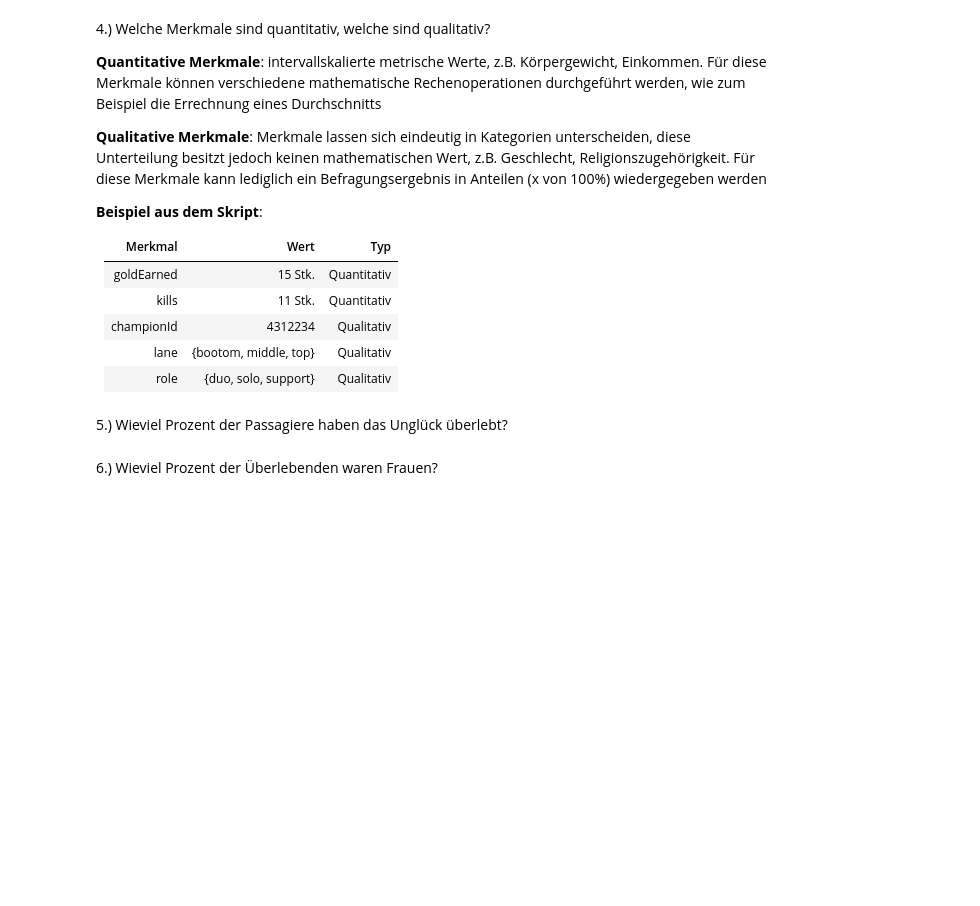
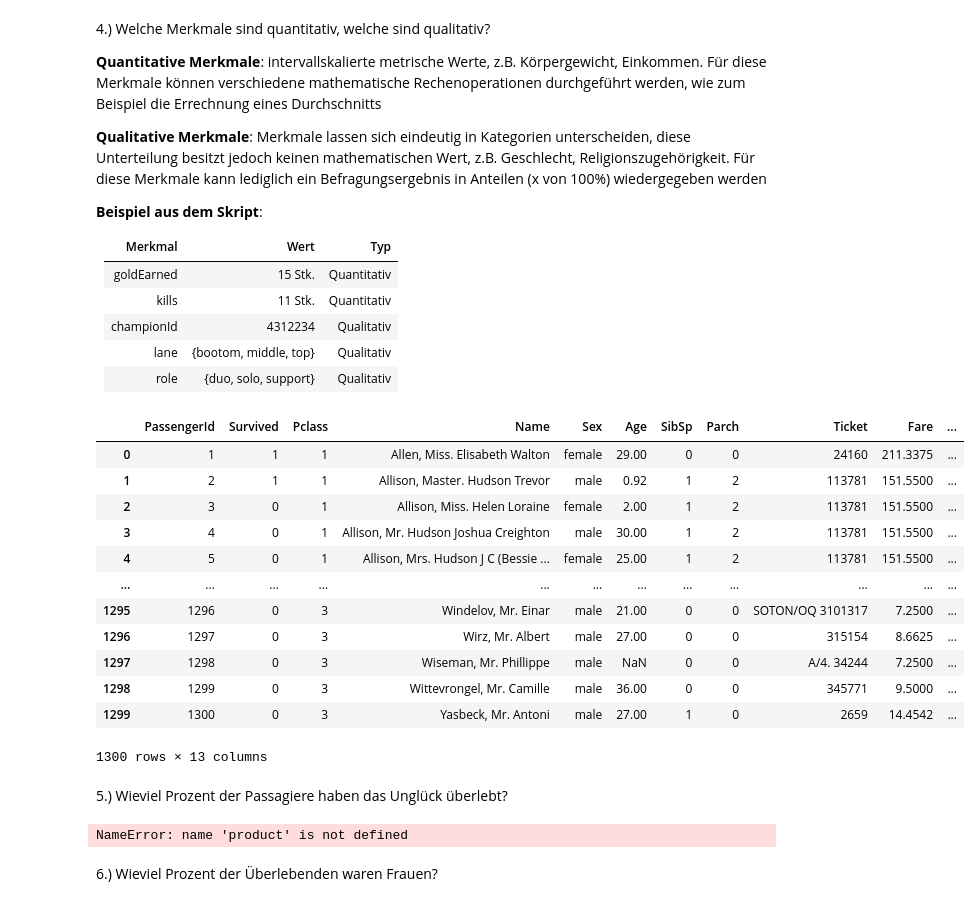
Before and after one commit to julianfbeck/ML-Uebungen, a Jupyter notebook: Aufgabenblatt 2/Exploratory data analysis - Titanic Dataset - Exercises.ipynb, the cells around one changed output. Saved outputs shown, nothing was run; the diff lists cells and outputs as text; code cells hidden in the pictures; blank space fills up the shorter version.

```diff
--- a/Aufgabenblatt 2/Exploratory data analysis - Titanic Dataset - Exercises.ipynb
+++ b/Aufgabenblatt 2/Exploratory data analysis - Titanic Dataset - Exercises.ipynb
@@ -224,2 +264,22 @@ Für diese Merkmale können verschiedene mathematische Rechenoperationen durchge
+# %%
+# TODO implement
+df.head(1300)
+#PassengerId	Survived	Pclass	Name	Sex	Age	SibSp	Parch	Ticket	Fare	Cabin	Embarked	Home-Dest
+#Qualitativ  Qualitativ Qualitativ Qualitativ Qualitativ Quantititiv, Quantitativ Quantitativ Quantitativ Quantitativ
+# QUalitativ Qualitativ
+# %% [output]
+|  | PassengerId | Survived | Pclass | Name | Sex | Age | SibSp | Parch | Ticket | Fare | ... |
+| 0 | 1 | 1 | 1 | Allen, Miss. Elisabeth Walton | female | 29.00 | 0 | 0 | 24160 | 211.3375 | ... |
+| 1 | 2 | 1 | 1 | Allison, Master. Hudson Trevor | male | 0.92 | 1 | 2 | 113781 | 151.5500 | ... |
+| 2 | 3 | 0 | 1 | Allison, Miss. Helen Loraine | female | 2.00 | 1 | 2 | 113781 | 151.5500 | ... |
+| 3 | 4 | 0 | 1 | Allison, Mr. Hudson Joshua Creighton | male | 30.00 | 1 | 2 | 113781 | 151.5500 | ... |
+| 4 | 5 | 0 | 1 | Allison, Mrs. Hudson J C (Bessie ... | female | 25.00 | 1 | 2 | 113781 | 151.5500 | ... |
+| ... | ... | ... | ... | ... | ... | ... | ... | ... | ... | ... | ... |
+| 1295 | 1296 | 0 | 3 | Windelov, Mr. Einar | male | 21.00 | 0 | 0 | SOTON/OQ 3101317 | 7.2500 | ... |
+| 1296 | 1297 | 0 | 3 | Wirz, Mr. Albert | male | 27.00 | 0 | 0 | 315154 | 8.6625 | ... |
+| 1297 | 1298 | 0 | 3 | Wiseman, Mr. Phillippe | male | NaN | 0 | 0 | A/4. 34244 | 7.2500 | ... |
+| 1298 | 1299 | 0 | 3 | Wittevrongel, Mr. Camille | male | 36.00 | 0 | 0 | 345771 | 9.5000 | ... |
+| 1299 | 1300 | 0 | 3 | Yasbeck, Mr. Antoni | male | 27.00 | 1 | 0 | 2659 | 14.4542 | ... |
+1300 rows × 13 columns
 # %% [markdown]
 5.) Wieviel Prozent der Passagiere haben das Unglück überlebt?
@@ -228,2 +286,13 @@ Für diese Merkmale können verschiedene mathematische Rechenoperationen durchge
+# %%
+# TODO implement
+from functools import reduce
+
+survived = reduce((lambda x, y: x + y), df.Survived)
+print(product)
+#print(df.Survived.value_counts())
+
+print("Survived Perventage", survived / len(df) *100, "%")
+# %% [output]
+NameError: name 'product' is not defined
 # %% [markdown]
 6.) Wieviel Prozent der Überlebenden waren Frauen?
```
Also changed, not shown: parts of 40 cells of this notebook, 2 other files.
